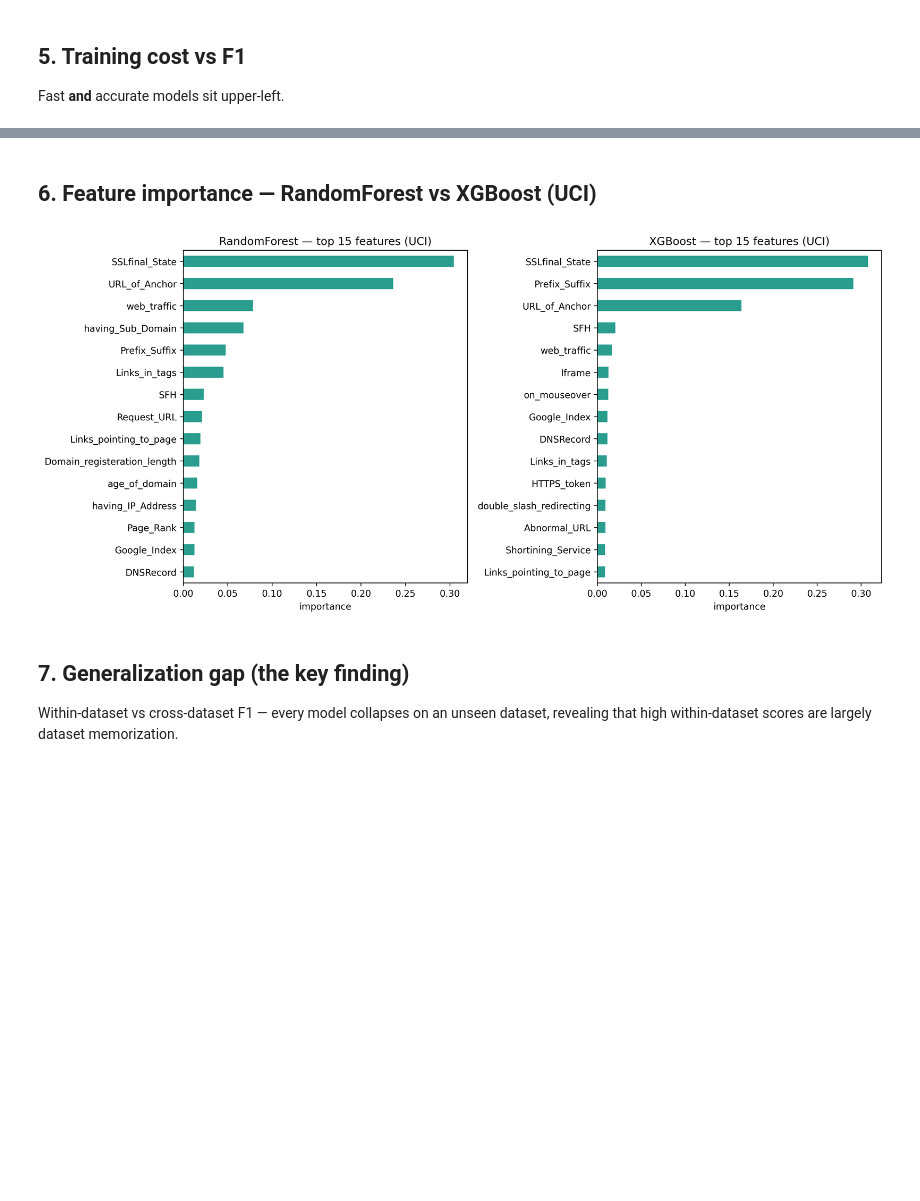
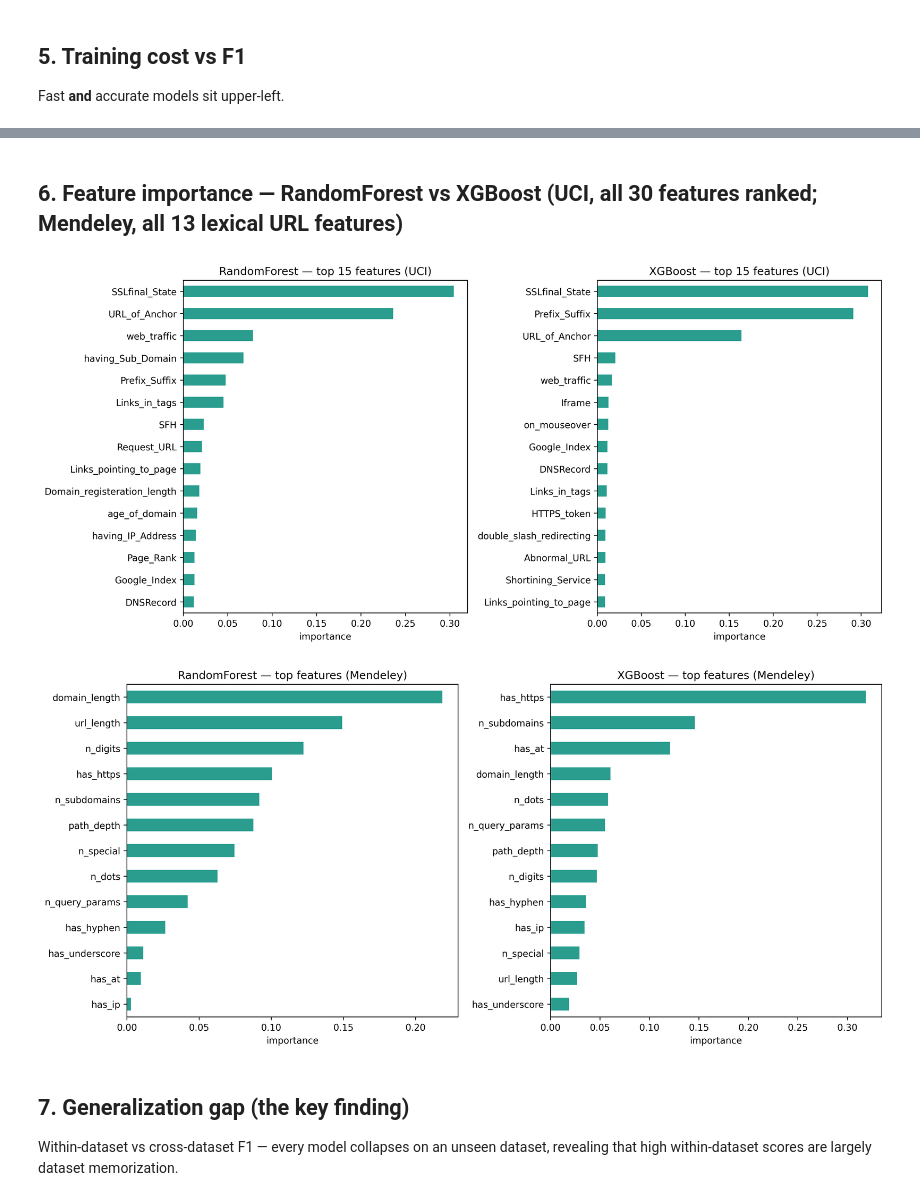
Before and after one commit to otaviotemoteo/phishing-detection-benchmark, a Jupyter notebook: notebooks/06_comparisons.ipynb, the cells around one changed output, grey strips where cells are left out. Drawn from its saved outputs; the diff is of its cells as text; code cells hidden in the pictures; blank space fills up the shorter version.

Commit message:
feat: wire Mendeley feature-importance figure into Phase 7 (compare.py + notebook 06)

```diff
--- a/notebooks/06_comparisons.ipynb
+++ b/notebooks/06_comparisons.ipynb
@@ -58,9 +58,16 @@ display(Image(filename=str(compare.fig_time_vs_f1(metrics))))
 # %% [markdown]
-## 6. Feature importance — RandomForest vs XGBoost (UCI)
+## 6. Feature importance — RandomForest vs XGBoost (UCI, all 30 features ranked; Mendeley, all 13 lexical URL features)
 # %%
 display(Image(filename=str(compare.fig_feature_importance('uci'))))
+display(Image(filename=str(compare.fig_feature_importance(
+    'mendeley',
+    top_n=13,  # all 13 lexical URL features
+    filename='feature_importance_mendeley.png',
+    title_fmt='{model} — top features (Mendeley)',
+))))
 # %% [output]
 [figure]
+[figure, added]
 # %% [markdown]
 ## 7. Generalization gap (the key finding)
 
```
Also changed, not shown: parts of 1 cell of this notebook, 5 other files.
